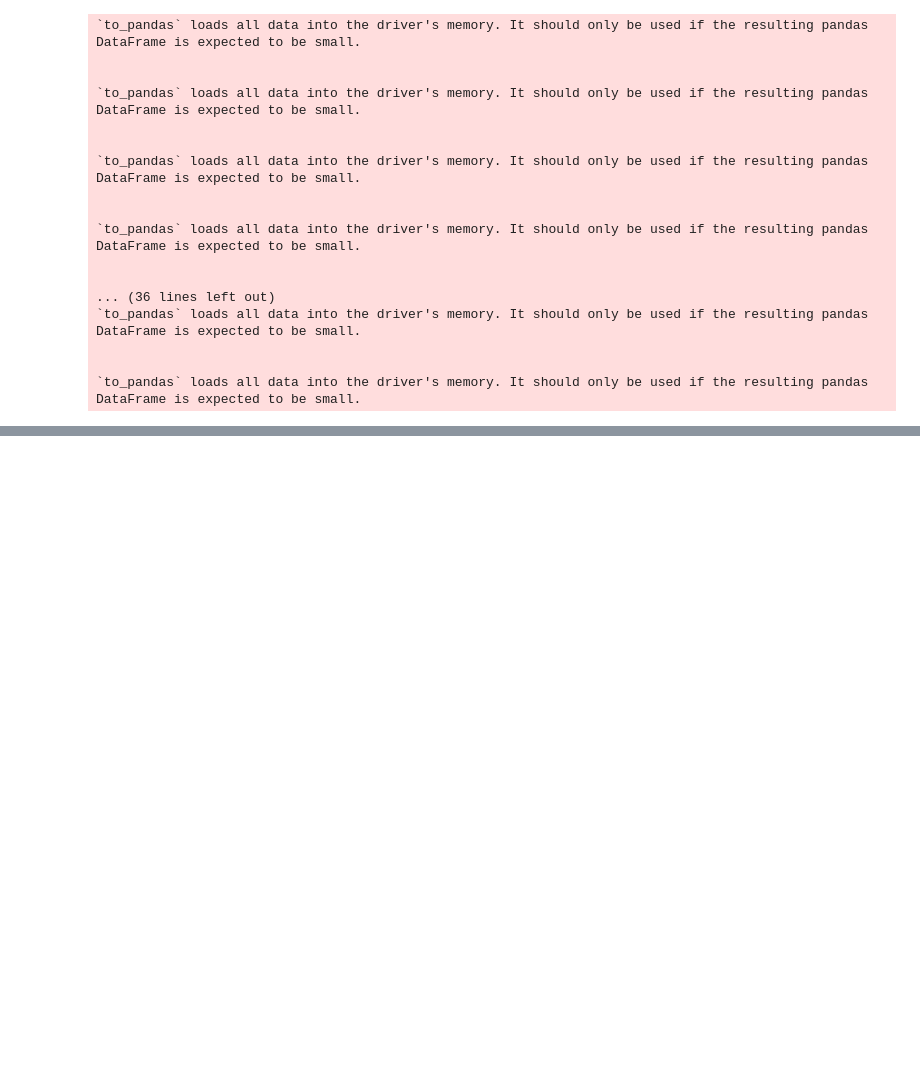
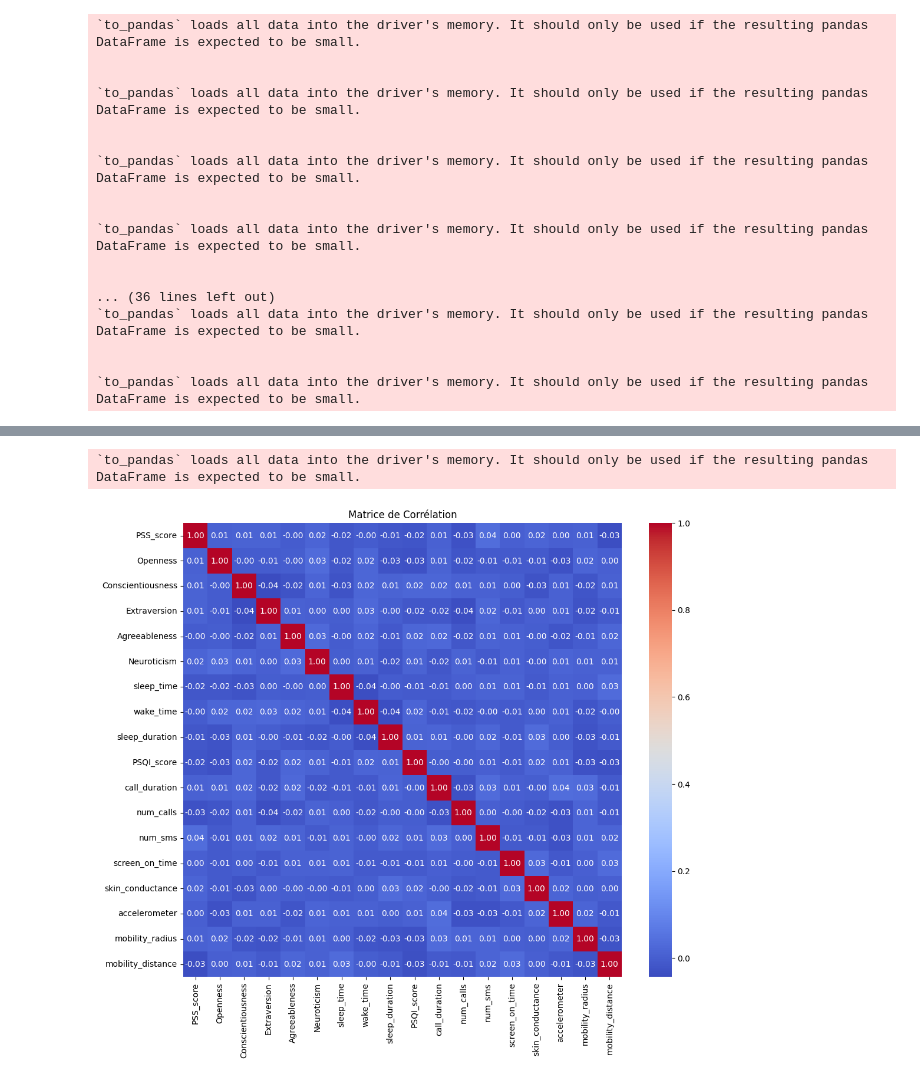
Before and after one commit to lazychach/Regression_stress, a Jupyter notebook: analysis.ipynb, the cells around one changed output, grey strips where cells are left out. Cells and saved outputs as stored; diff of their text form; code cells hidden in the pictures; blank space fills up the shorter version.

Commit message:
correlation + non regression

```diff
--- a/regression_notebook.ipynb
+++ b/analysis.ipynb
@@ -380,0 +401,18 @@ for var in variables_continues:
+# %%
+import seaborn as sns
+import matplotlib.pyplot as plt
+
+# Convertir le DataFrame en Pandas pour calculer les corrélations
+dfs_stress_pandas = dfs_stress_ps.to_pandas()
+
+# Calculer la matrice de corrélation
+correlation_matrix = dfs_stress_pandas[variables].corr()
+
+# Afficher la matrice de corrélation
+plt.figure(figsize=(12, 10))
+sns.heatmap(correlation_matrix, annot=True, cmap="coolwarm", fmt=".2f")
+plt.title("Matrice de Corrélation")
+plt.show()
+# %% [output]
+`to_pandas` loads all data into the driver's memory. It should only be used if the resulting pandas DataFrame is expected to be small.
+[figure, added]
```
Also changed, not shown: parts of 5 cells of this notebook.
